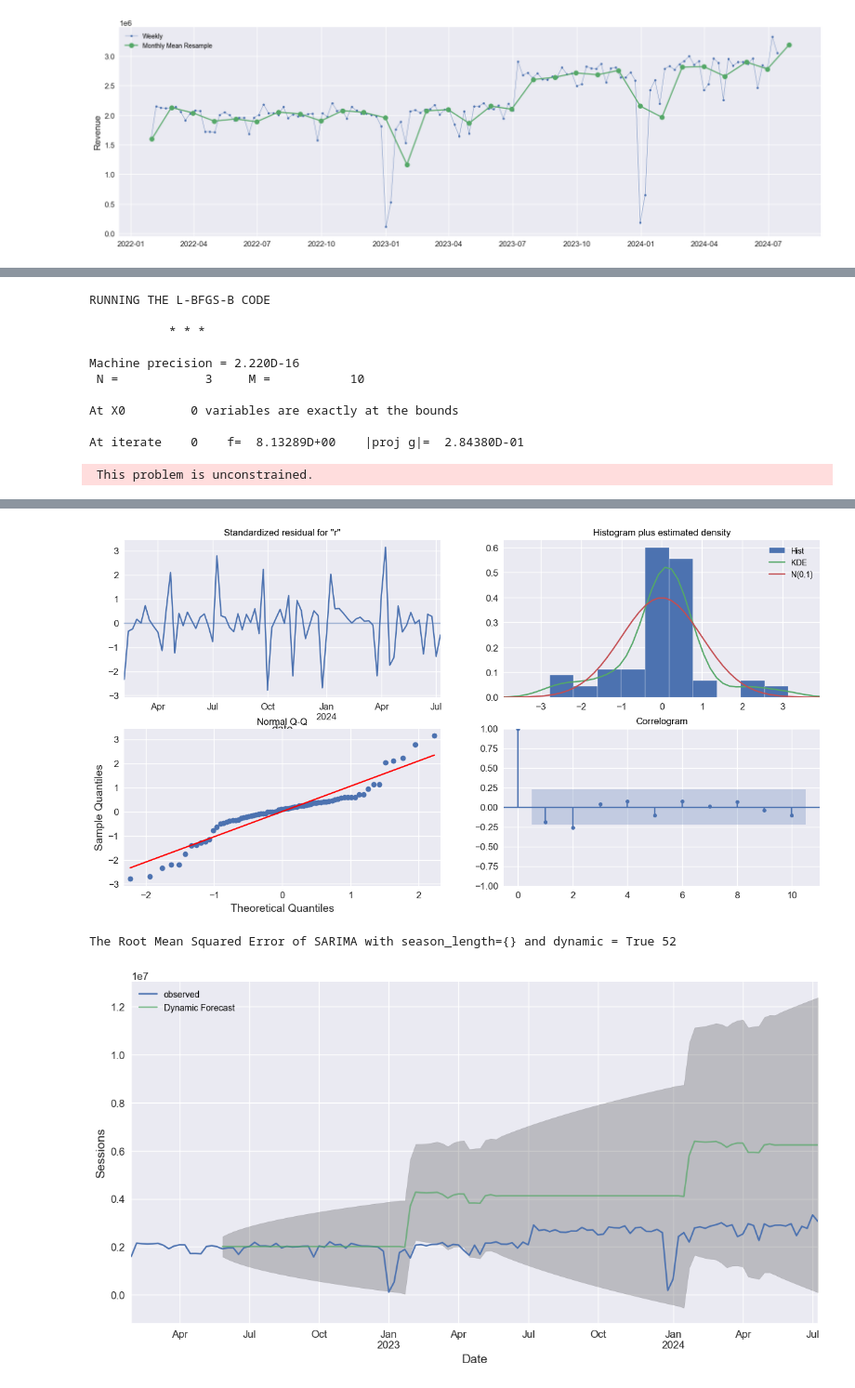
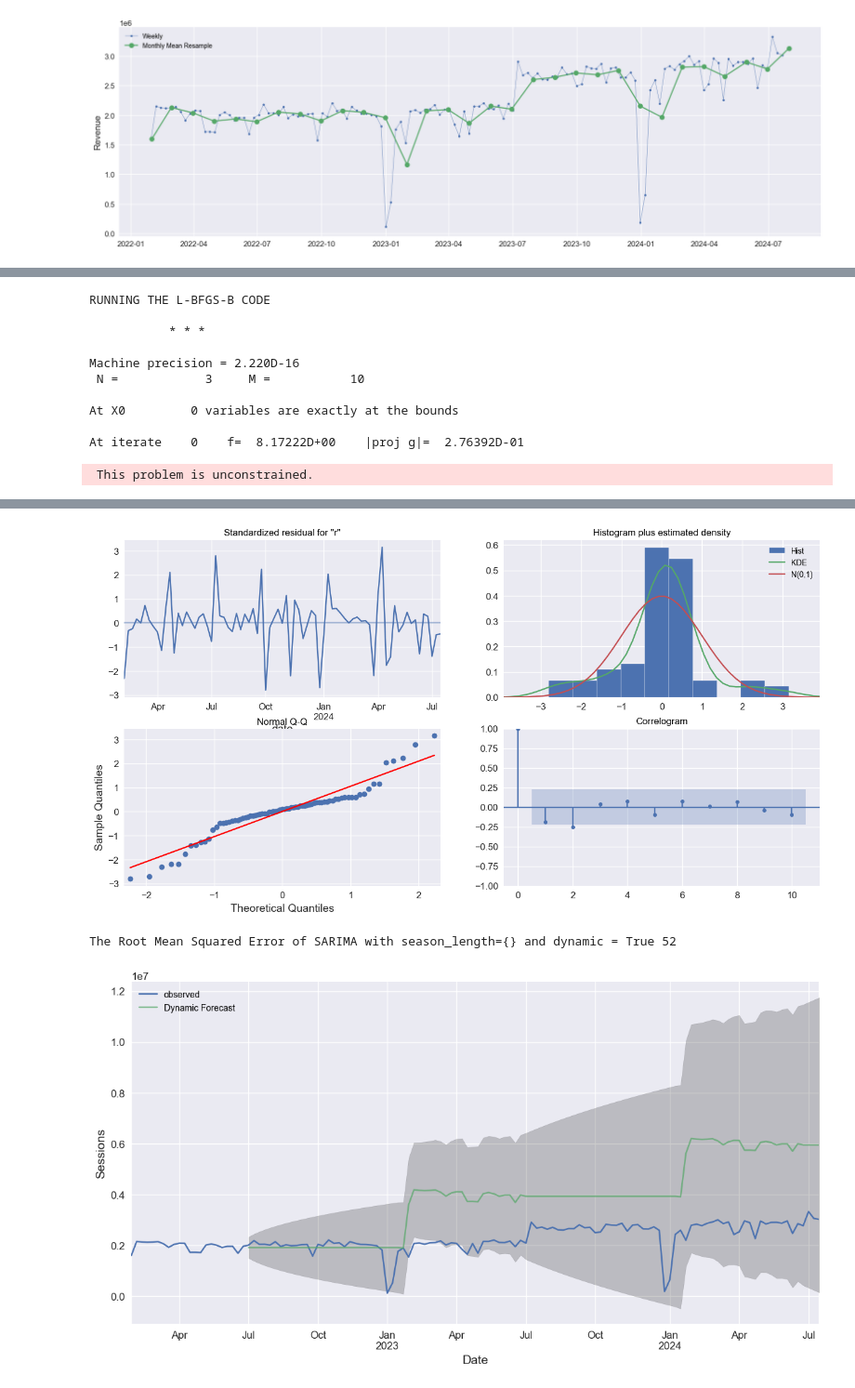
Before and after one commit to lomaky/sarimax, a Jupyter notebook: ITKRevenue.ipynb, the cells around one changed output, grey strips where cells are left out. Shown at 93% size. Drawn from its saved outputs; the diff is of its cells as text; code cells hidden in the pictures.

```diff
--- a/ITKRevenue.ipynb
+++ b/ITKRevenue.ipynb
@@ -64,5 +63,5 @@ seasonal_decompose(y)
 # %%
-y_to_val = y['2023-05-28':] # last X months for test
+y_to_val = y['2022-07-02':] # last X months for test
 # %%
 # SARIMA
 # Suitable for time series data with trend and/or seasonal components
@@ -261,7 +260,7 @@ def sarima_eva(y,order,seasonal_order,seasonal_period,pred_date,y_to_test):
 
     return (results)
 # %%
-model = sarima_eva(y,(0, 1, 1),(0, 1, 1, 52),52,'2022-05-29',y_to_val)
+model = sarima_eva(y,(0, 1, 1),(0, 1, 1, 52),52,'2022-07-03',y_to_val)
 # %% [output]
 RUNNING THE L-BFGS-B CODE
 
@@ -272,5 +271,5 @@ Machine precision = 2.220D-16
 
 At X0         0 variables are exactly at the bounds
 
-At iterate    0    f=  8.13289D+00    |proj g|=  2.84380D-01
+At iterate    0    f=  8.17222D+00    |proj g|=  2.76392D-01
  This problem is unconstrained.
@@ -293,7 +292,7 @@ sigma2      4.592e+10   7.64e-14   6.01e+23      0.000    4.59e+10    4.59e+10
 ==============================================================================
-[figure, old version]
+[figure, new version]
 The Root Mean Squared Error of SARIMA with season_length={} and dynamic = True 52
-[figure, old version]
+[figure, new version]
 # %%
 def forecast(model,predict_steps,y):
 
```
Also changed, not shown: parts of 6 cells of this notebook, 1 other file.
